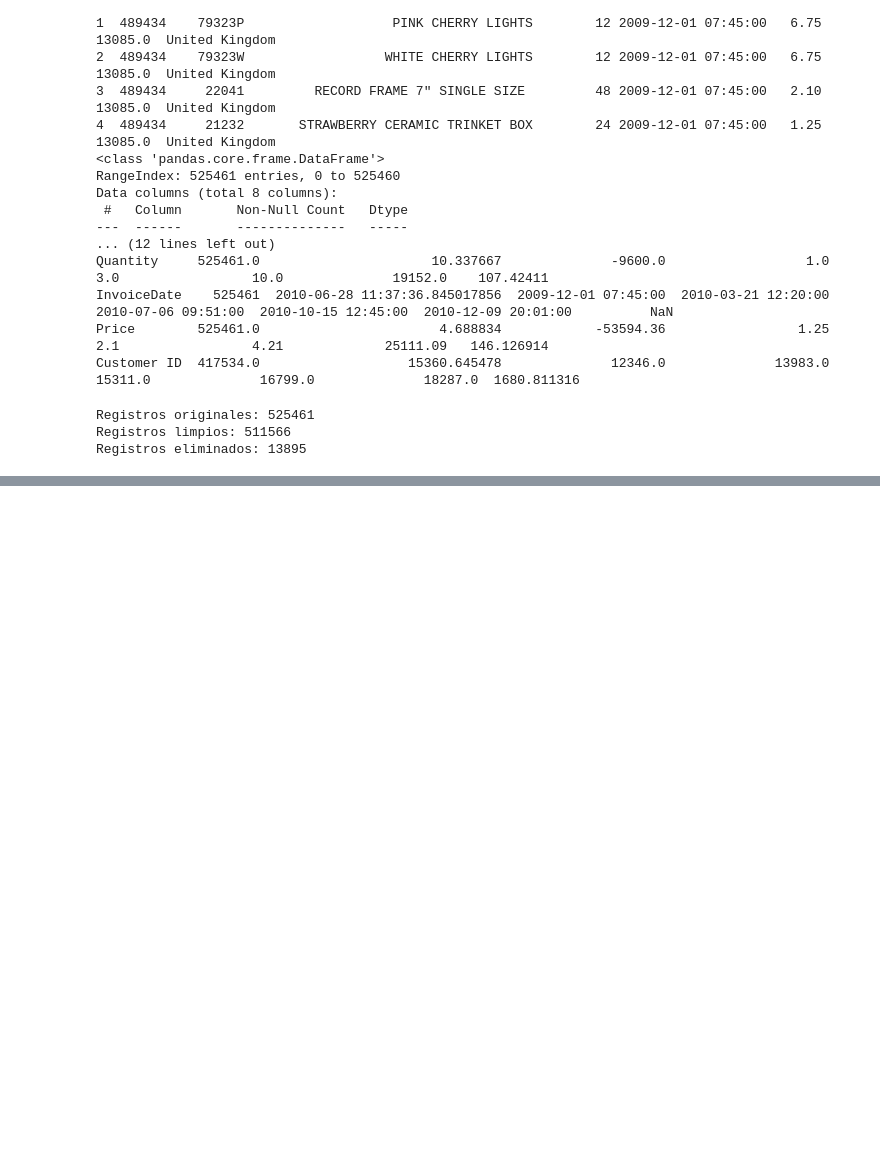
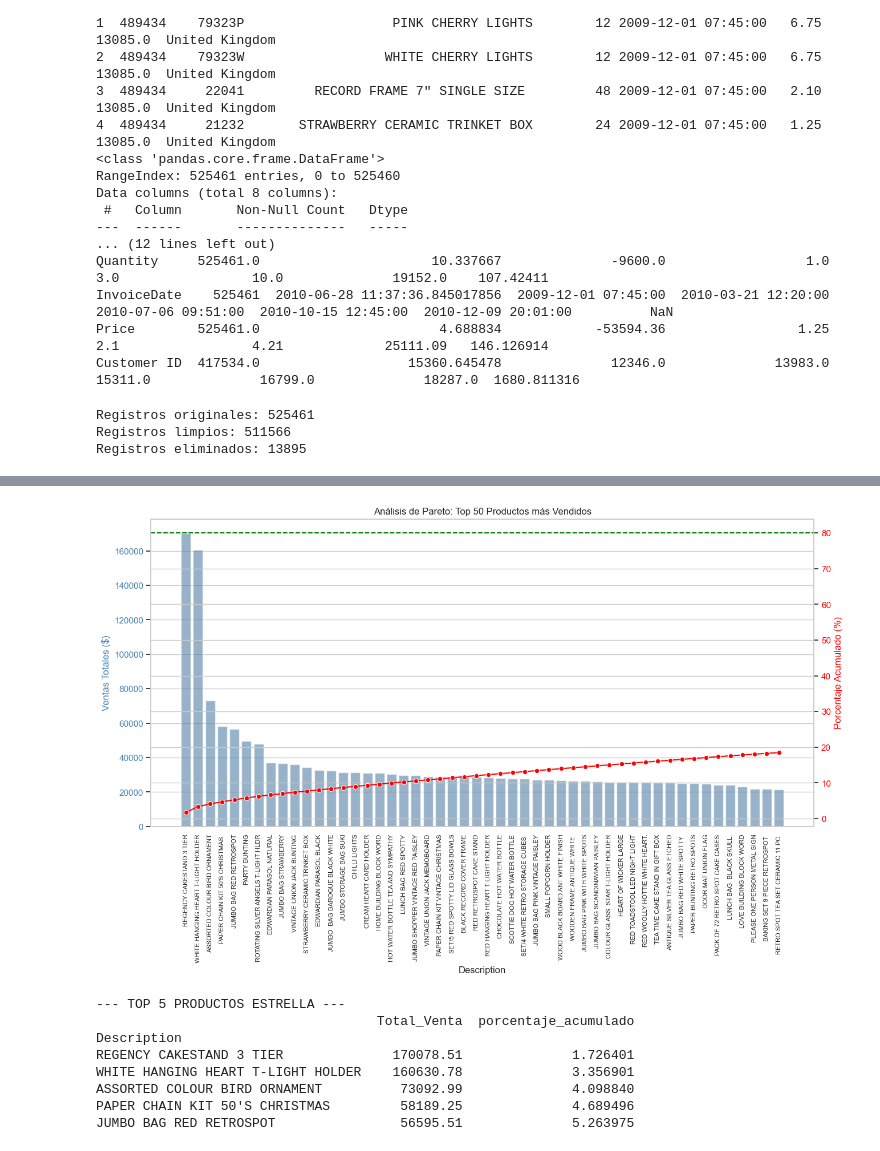
Before and after one commit to estefiturin/ecommerce-growth-analytics-suite, a Jupyter notebook: 01_exploracion_inicial.ipynb, the cells around one changed output, grey strips where cells are left out. Drawn from its saved outputs; the diff is of its cells as text; code cells hidden in the pictures; blank space fills up the shorter version.

```diff
--- a/01_exploracion_inicial.ipynb
+++ b/01_exploracion_inicial.ipynb
@@ -107,0 +199,44 @@ Los invitados representan el 14.30% de los ingresos totales.
+# %%
+# agrupo por producto y sumo cuanto dinero genero cada uno
+producto_rendimiento = df_minorista.groupby('Description')['Total_Venta'].sum().sort_values(ascending=False)
+
+# lo paso a dataframe
+pareto_df = pd.DataFrame(producto_rendimiento)
+
+# calculo el porcentaje acumulado, entonces, cuanto representa el primer producto del total? Y el primero + el segundo?
+pareto_df['porcentaje_acumulado'] = 100 * (pareto_df['Total_Venta'].cumsum() / pareto_df['Total_Venta'].sum())
+
+# comienzo el grafico, me quedo solo con los top 50 productos
+pareto_top50 = pareto_df.head(50)
+fig, ax1 = plt.subplots(figsize=(15, 7)) # grafico de pareto
+
+# barras de ventas totales
+sns.barplot(x=pareto_top50.index, y=pareto_top50['Total_Venta'], ax=ax1, color='steelblue', alpha=0.6)
+ax1.set_ylabel('Ventas Totales ($)', color='steelblue')
+ax1.tick_params(axis='y', labelcolor='steelblue')
+ax1.set_xticklabels(ax1.get_xticklabels(), rotation=90, fontsize=8)
+
+# lineas de porcentajes acumulados
+ax2 = ax1.twinx() # Creamos un segundo eje Y que comparte el mismo eje X
+sns.lineplot(data=pareto_top50['porcentaje_acumulado'], ax=ax2, color='red', marker='o', sort=False)
+ax2.set_ylabel('Porcentaje Acumulado (%)', color='red')
+ax2.tick_params(axis='y', labelcolor='red')
+
+# Línea de referencia del 80% (Punto clave de Pareto)
+ax2.axhline(80, color='green', linestyle='--')
+
+plt.title('Análisis de Pareto: Top 50 Productos más Vendidos')
+plt.show()
+
+print("--- TOP 5 PRODUCTOS ESTRELLA ---")
+print(pareto_df.head(5))
+# %% [output]
+[figure, added]
+--- TOP 5 PRODUCTOS ESTRELLA ---
+                                    Total_Venta  porcentaje_acumulado
+Description
+REGENCY CAKESTAND 3 TIER              170078.51              1.726401
+WHITE HANGING HEART T-LIGHT HOLDER    160630.78              3.356901
+ASSORTED COLOUR BIRD ORNAMENT          73092.99              4.098840
+PAPER CHAIN KIT 50'S CHRISTMAS         58189.25              4.689496
+JUMBO BAG RED RETROSPOT                56595.51              5.263975
```
Also changed, not shown: parts of 11 cells of this notebook.
